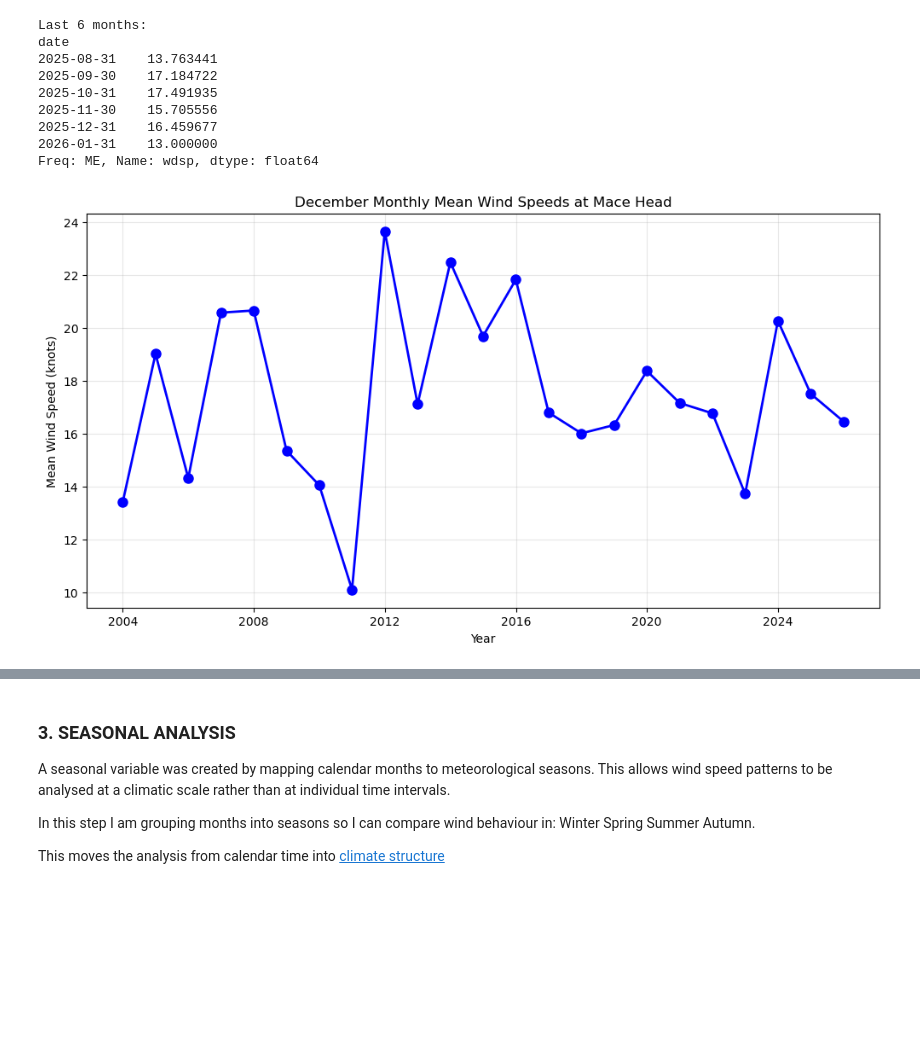
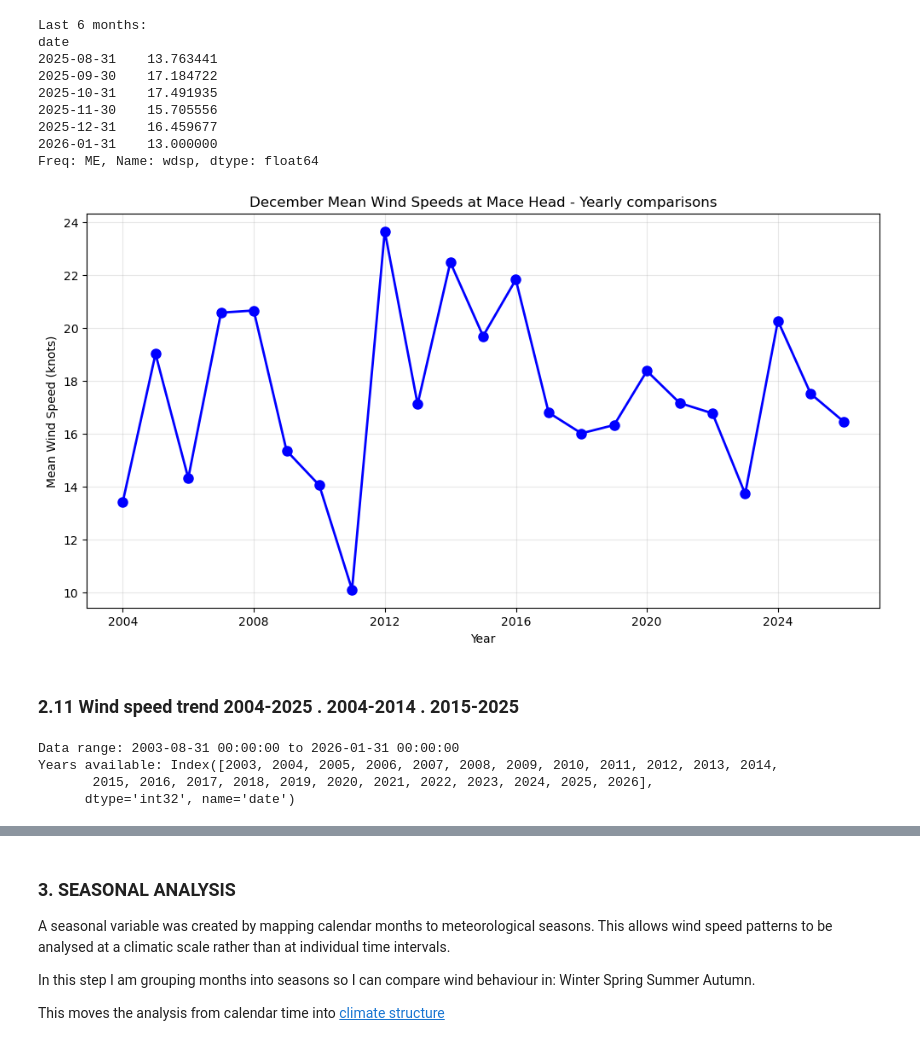
Before and after one commit to Maroua-El-Imame/programming-for-data-analytics, a Jupyter notebook: project/windspeed_analysis_project.ipynb, the cells around one changed output, grey strips where cells are left out. Cells and saved outputs as stored; diff of their text form; code cells hidden in the pictures; blank space fills up the shorter version.

```diff
--- a/project/windspeed_analysis_project.ipynb
+++ b/project/windspeed_analysis_project.ipynb
@@ -524,15 +530,26 @@ date
 2026-01-31    13.000000
 Freq: ME, Name: wdsp, dtype: float64
 # %%
-# extract each month of Decembe's data since 2003
+# extract each month of December's data since 2003
 december_data = m_mean_windspeed[m_mean_windspeed.index.month == 12]
 
 # Plot
 plt.figure(figsize=(12,6))
 plt.plot(december_data.index, december_data.values, 'bo-', linewidth=2, markersize=8)
 plt.xlabel('Year')
 plt.ylabel('Mean Wind Speed (knots)')
-plt.title('December Monthly Mean Wind Speeds at Mace Head')
+plt.title('December Mean Wind Speeds at Mace Head - Yearly comparisons')
 plt.grid(True, alpha=0.3)
 # %% [output]
-[figure, old version]
+[figure, new version]
+# %% [markdown]
+### 2.11 Wind speed trend 2004-2025 . 2004-2014 . 2015-2025
+# %%
+# check the llatest year and see if 2025 is fully included
+print(f"Data range: {m_mean_windspeed.index[0]} to {m_mean_windspeed.index[-1]}")
+print(f"Years available: {m_mean_windspeed.index.year.unique()}")
+# %% [output]
+Data range: 2003-08-31 00:00:00 to 2026-01-31 00:00:00
+Years available: Index([2003, 2004, 2005, 2006, 2007, 2008, 2009, 2010, 2011, 2012, 2013, 2014,
+       2015, 2016, 2017, 2018, 2019, 2020, 2021, 2022, 2023, 2024, 2025, 2026],
+      dtype='int32', name='date')
```
Also changed, not shown: parts of 59 cells of this notebook.
